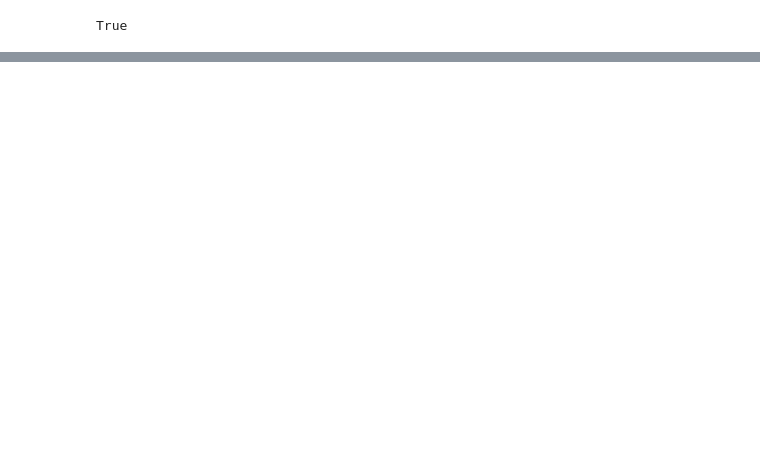
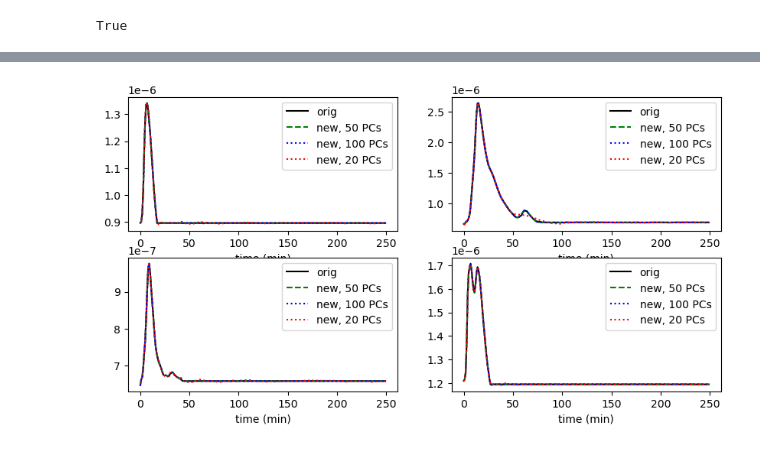
Before and after one commit to bkotten/astro_ds_final_proj, a Jupyter notebook: astro 465 create flare list.ipynb, the cells around one changed output, grey strips where cells are left out. Drawn from its saved outputs; the diff is of its cells as text; code cells hidden in the pictures; blank space fills up the shorter version.

```diff
--- a/astro 465 create flare list.ipynb
+++ b/astro 465 create flare list.ipynb
@@ -159,0 +235,15 @@ plt.legend()
+# %%
+#plt.plot(X[0], pca_50.mean_)
+
+
+# In linear PCA, the first eigenvector is always the mean,
+# and the first n components are always the same
+
+for i in range(7): # Plot up to the first 4 components, they will be offset
+    offset = 0.15 * (i+1)
+    l = plt.plot(times[0], pca_50.components_[i] + offset)
+
+plt.xlabel('wavelength (Angstroms)')
+plt.ylabel('scaled flux + offset')
+plt.title('Mean Spectrum and Eigen-spectra')
+plt.yscale('log')
@@ -159,0 +252,21 @@ plt.legend()
+# %%
+Xrec_50 = pca_50.inverse_transform(X_proj_50)# your code here
+Xrec_100 = pca_100.inverse_transform(X_proj_100)# your code here
+Xrec_20 = pca_20.inverse_transform(X_proj_20)# your code here
+# %%
+plt.figure(figsize=(10,5))
+
+# Plot the original against the reconstructed spectrum from PCA
+for i in range(4,8):
+    plt.subplot(2,2,i-3)
+    plt.plot(times[0], X[i], label = 'orig', c = 'k')
+    # In addition to overplotting the 50 and 100 component PCA reconstructions,
+    # it will be helpful to comment one or the other out for the sake of comparison
+    plt.plot(times[0], Xrec_50[i], '--', label = 'new, 50 PCs', c = 'g')
+    plt.plot(times[0], Xrec_100[i], ':', label = 'new, 100 PCs', c = 'b')
+    plt.plot(times[0], Xrec_20[i], ':', label = 'new, 20 PCs', c = 'r')
+    plt.legend()
+    #plt.yscale('log')
+    plt.xlabel('time (min)')
+# %% [output]
+[figure, added]
```
Also changed, not shown: parts of 38 cells of this notebook.
